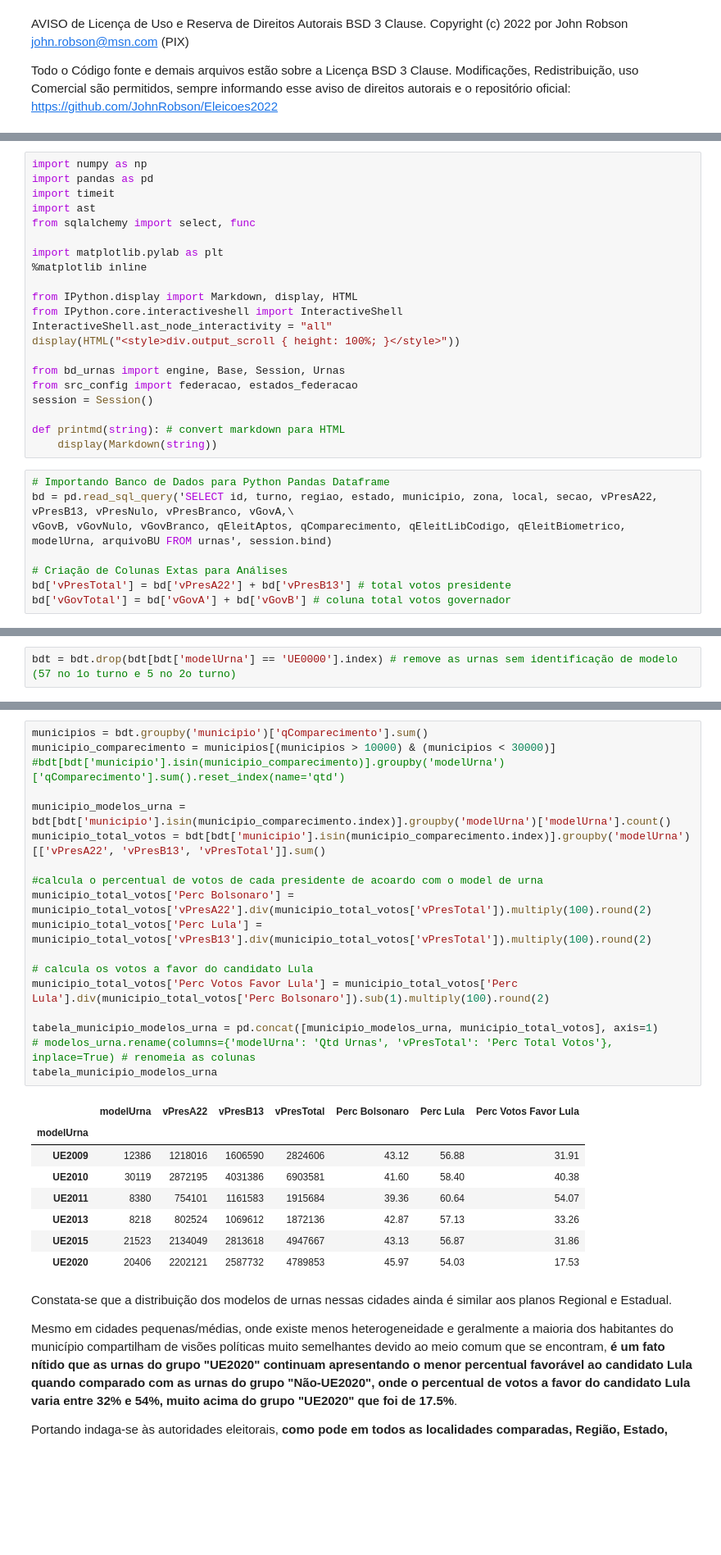
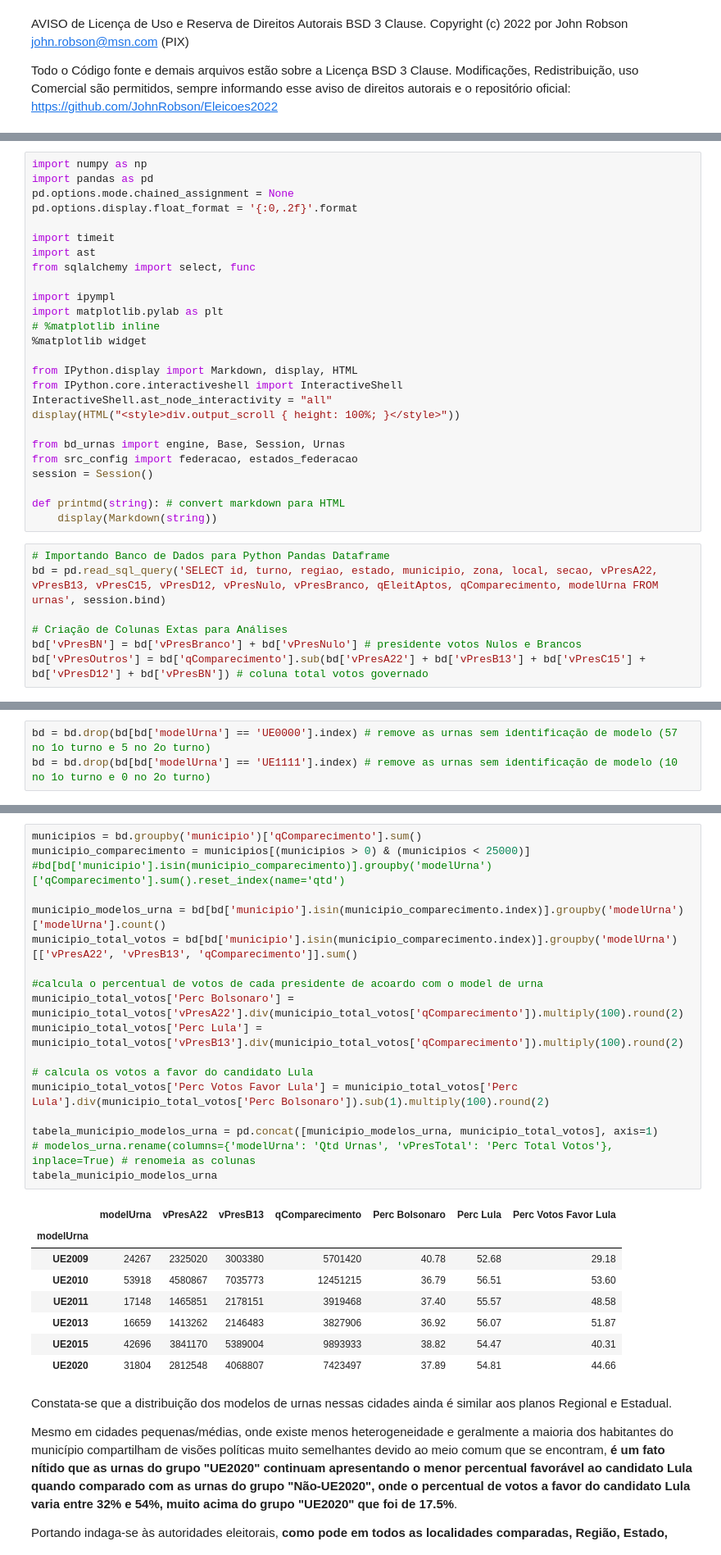
Before and after one commit to JohnRobson/Eleicoes2022, a Jupyter notebook: estudos_votos_presidente.ipynb, the cells around one changed output, grey strips where cells are left out. Shown at 82% size. Cells and saved outputs as stored; diff of their text form; blank space fills up the shorter version.

```diff
--- a/estudos_votos_presidente.ipynb
+++ b/estudos_votos_presidente.ipynb
@@ -13,12 +13,17 @@ IPython.OutputArea.auto_scroll_threshold = 9999;
 # %%
 import numpy as np
 import pandas as pd
+pd.options.mode.chained_assignment = None
+pd.options.display.float_format = '{:0,.2f}'.format
+
 import timeit
 import ast
 from sqlalchemy import select, func
 
+import ipympl
 import matplotlib.pylab as plt
-%matplotlib inline
+# %matplotlib inline
+%matplotlib widget
 
 from IPython.display import Markdown, display, HTML
 from IPython.core.interactiveshell import InteractiveShell
@@ -33,10 +38,9 @@ def printmd(string): # convert markdown para HTML
     display(Markdown(string))
 # %%
 # Importando Banco de Dados para Python Pandas Dataframe
-bd = pd.read_sql_query('SELECT id, turno, regiao, estado, municipio, zona, local, secao, vPresA22, vPresB13, vPresNulo, vPresBranco, vGovA,\
-vGovB, vGovNulo, vGovBranco, qEleitAptos, qComparecimento, qEleitLibCodigo, qEleitBiometrico, modelUrna, arquivoBU FROM urnas', session.bind)
+bd = pd.read_sql_query('SELECT id, turno, regiao, estado, municipio, zona, local, secao, vPresA22, vPresB13, vPresC15, vPresD12, vPresNulo, vPresBranco, qEleitAptos, qComparecimento, modelUrna FROM urnas', session.bind)
 
 # Criação de Colunas Extas para Análises
-bd['vPresTotal'] = bd['vPresA22'] + bd['vPresB13'] # total votos presidente
-bd['vGovTotal'] = bd['vGovA'] + bd['vGovB'] # coluna total votos governador
+bd['vPresBN'] = bd['vPresBranco'] + bd['vPresNulo'] # presidente votos Nulos e Brancos
+bd['vPresOutros'] = bd['qComparecimento'].sub(bd['vPresA22'] + bd['vPresB13'] + bd['vPresC15'] + bd['vPresD12'] + bd['vPresBN']) # coluna total votos governado
 # %%
@@ -85,2 +205,3 @@ O que se destaca nesses dados é o fato de **haver uma diferença de +4.21% até
 # %%
-bdt = bdt.drop(bdt[bdt['modelUrna'] == 'UE0000'].index) # remove as urnas sem identificação de modelo (57 no 1o turno e 5 no 2o turno)
+bd = bd.drop(bd[bd['modelUrna'] == 'UE0000'].index) # remove as urnas sem identificação de modelo (57 no 1o turno e 5 no 2o turno)
+bd = bd.drop(bd[bd['modelUrna'] == 'UE1111'].index) # remove as urnas sem identificação de modelo (10 no 1o turno e 0 no 2o turno)
@@ -186,30 +324,30 @@ O gráfico de distribuição do número de cidades por eleitores que comparecera
 # %%
-municipios = bdt.groupby('municipio')['qComparecimento'].sum()
-municipio_comparecimento = municipios[(municipios > 10000) & (municipios < 30000)]
-#bdt[bdt['municipio'].isin(municipio_comparecimento)].groupby('modelUrna')['qComparecimento'].sum().reset_index(name='qtd')
+municipios = bd.groupby('municipio')['qComparecimento'].sum()
+municipio_comparecimento = municipios[(municipios > 0) & (municipios < 25000)]
+#bd[bd['municipio'].isin(municipio_comparecimento)].groupby('modelUrna')['qComparecimento'].sum().reset_index(name='qtd')
 
-municipio_modelos_urna = bdt[bdt['municipio'].isin(municipio_comparecimento.index)].groupby('modelUrna')['modelUrna'].count()
-municipio_total_votos = bdt[bdt['municipio'].isin(municipio_comparecimento.index)].groupby('modelUrna')[['vPresA22', 'vPresB13', 'vPresTotal']].sum()
+municipio_modelos_urna = bd[bd['municipio'].isin(municipio_comparecimento.index)].groupby('modelUrna')['modelUrna'].count()
+municipio_total_votos = bd[bd['municipio'].isin(municipio_comparecimento.index)].groupby('modelUrna')[['vPresA22', 'vPresB13', 'qComparecimento']].sum()
 
 #calcula o percentual de votos de cada presidente de acoardo com o model de urna
-municipio_total_votos['Perc Bolsonaro'] = municipio_total_votos['vPresA22'].div(municipio_total_votos['vPresTotal']).multiply(100).round(2)
-municipio_total_votos['Perc Lula'] = municipio_total_votos['vPresB13'].div(municipio_total_votos['vPresTotal']).multiply(100).round(2)
+municipio_total_votos['Perc Bolsonaro'] = municipio_total_votos['vPresA22'].div(municipio_total_votos['qComparecimento']).multiply(100).round(2)
+municipio_total_votos['Perc Lula'] = municipio_total_votos['vPresB13'].div(municipio_total_votos['qComparecimento']).multiply(100).round(2)
 
 # calcula os votos a favor do candidato Lula
 municipio_total_votos['Perc Votos Favor Lula'] = municipio_total_votos['Perc Lula'].div(municipio_total_votos['Perc Bolsonaro']).sub(1).multiply(100).round(2)
 
 tabela_municipio_modelos_urna = pd.concat([municipio_modelos_urna, municipio_total_votos], axis=1)
 # modelos_urna.rename(columns={'modelUrna': 'Qtd Urnas', 'vPresTotal': 'Perc Total Votos'}, inplace=True) # renomeia as colunas
 tabela_municipio_modelos_urna
 # %% [output]
-|  | modelUrna | vPresA22 | vPresB13 | vPresTotal | Perc Bolsonaro | Perc Lula | Perc Votos Favor Lula |
+|  | modelUrna | vPresA22 | vPresB13 | qComparecimento | Perc Bolsonaro | Perc Lula | Perc Votos Favor Lula |
 | modelUrna |  |  |  |  |  |  |  |
-| UE2009 | 12386 | 1218016 | 1606590 | 2824606 | 43.12 | 56.88 | 31.91 |
-| UE2010 | 30119 | 2872195 | 4031386 | 6903581 | 41.60 | 58.40 | 40.38 |
-| UE2011 | 8380 | 754101 | 1161583 | 1915684 | 39.36 | 60.64 | 54.07 |
-| UE2013 | 8218 | 802524 | 1069612 | 1872136 | 42.87 | 57.13 | 33.26 |
-| UE2015 | 21523 | 2134049 | 2813618 | 4947667 | 43.13 | 56.87 | 31.86 |
-| UE2020 | 20406 | 2202121 | 2587732 | 4789853 | 45.97 | 54.03 | 17.53 |
+| UE2009 | 24267 | 2325020 | 3003380 | 5701420 | 40.78 | 52.68 | 29.18 |
+| UE2010 | 53918 | 4580867 | 7035773 | 12451215 | 36.79 | 56.51 | 53.60 |
+| UE2011 | 17148 | 1465851 | 2178151 | 3919468 | 37.40 | 55.57 | 48.58 |
+| UE2013 | 16659 | 1413262 | 2146483 | 3827906 | 36.92 | 56.07 | 51.87 |
+| UE2015 | 42696 | 3841170 | 5389004 | 9893933 | 38.82 | 54.47 | 40.31 |
+| UE2020 | 31804 | 2812548 | 4068807 | 7423497 | 37.89 | 54.81 | 44.66 |
 # %% [markdown]
 Constata-se que a distribuição dos modelos de urnas nessas cidades ainda é similar aos planos Regional e Estadual.
 
```
Also changed, not shown: parts of 13 cells of this notebook, 3 other files.
